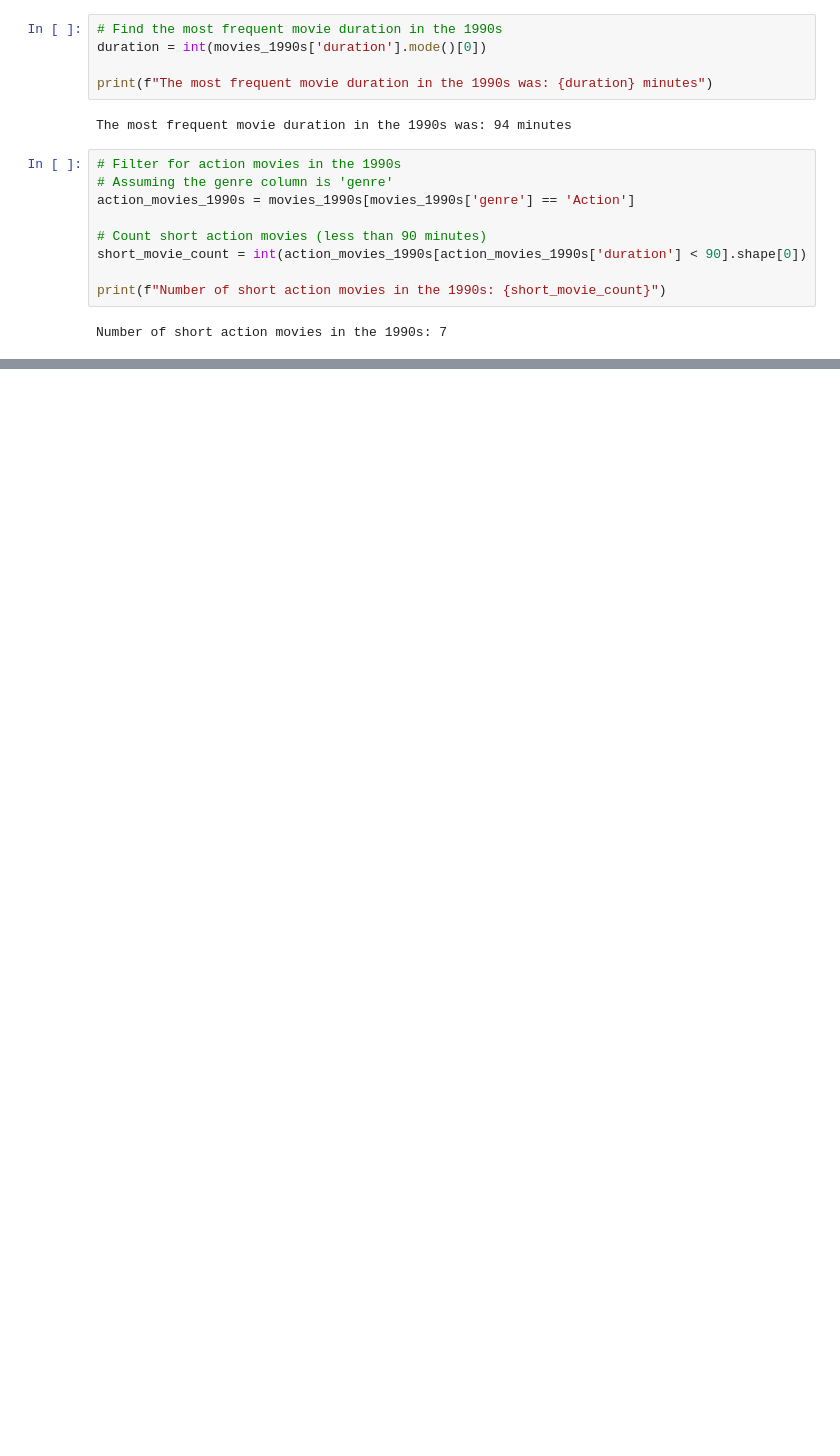
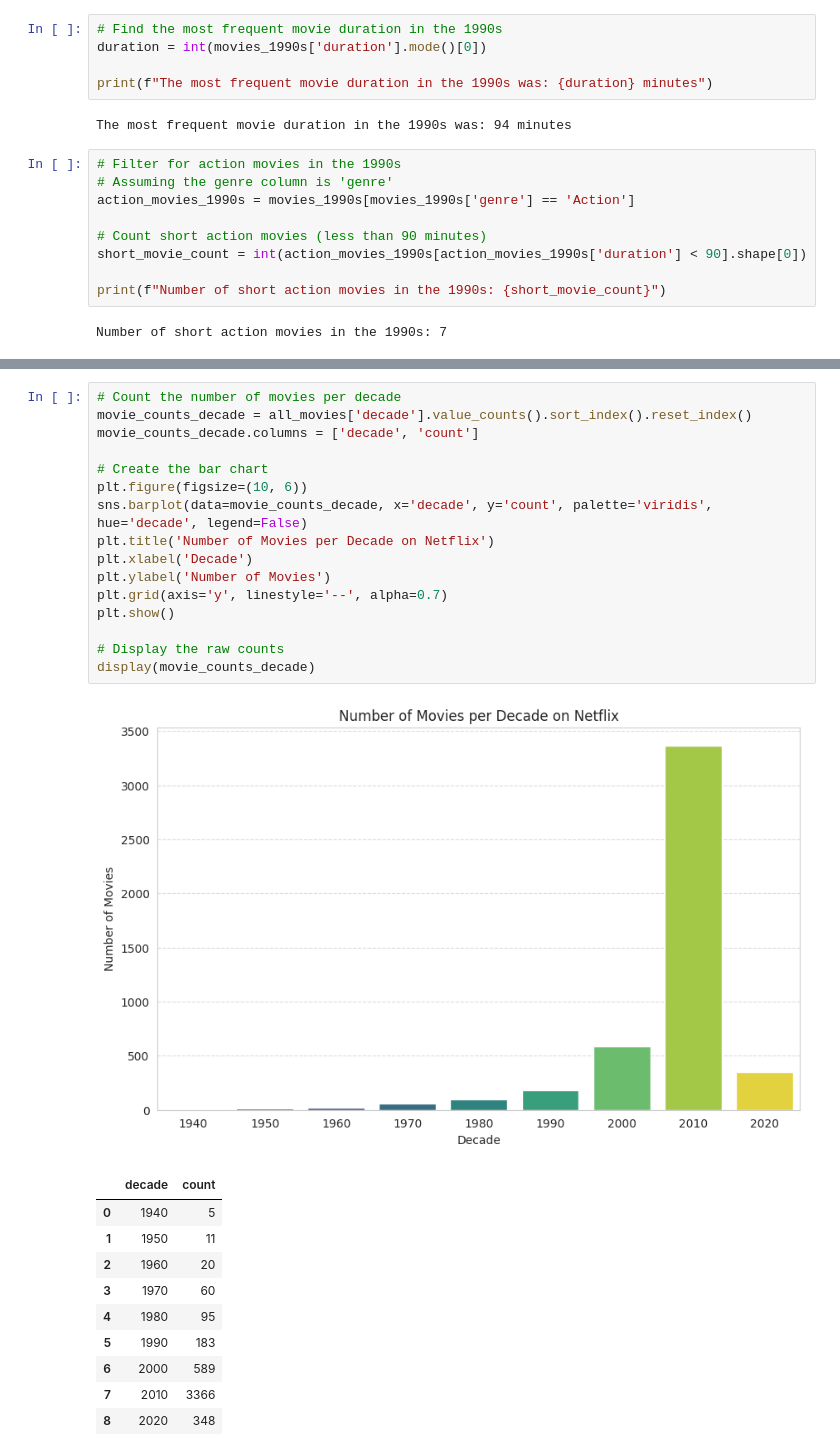
Before and after one commit to Julfikar-Asif/Investigating-Netflix-Movies, a Jupyter notebook: Investigating_Netflix_Movies.ipynb, the cells around one changed output, grey strips where cells are left out. Saved outputs shown, nothing was run; the diff lists cells and outputs as text; blank space fills up the shorter version.

```diff
--- a/Investigating_Netflix_Movies.ipynb
+++ b/Investigating_Netflix_Movies.ipynb
@@ -38,0 +138,28 @@ Number of short action movies in the 1990s: 7
+# %%
+# Count the number of movies per decade
+movie_counts_decade = all_movies['decade'].value_counts().sort_index().reset_index()
+movie_counts_decade.columns = ['decade', 'count']
+
+# Create the bar chart
+plt.figure(figsize=(10, 6))
+sns.barplot(data=movie_counts_decade, x='decade', y='count', palette='viridis', hue='decade', legend=False)
+plt.title('Number of Movies per Decade on Netflix')
+plt.xlabel('Decade')
+plt.ylabel('Number of Movies')
+plt.grid(axis='y', linestyle='--', alpha=0.7)
+plt.show()
+
+# Display the raw counts
+display(movie_counts_decade)
+# %% [output]
+[figure, added]
+|  | decade | count |
+| 0 | 1940 | 5 |
+| 1 | 1950 | 11 |
+| 2 | 1960 | 20 |
+| 3 | 1970 | 60 |
+| 4 | 1980 | 95 |
+| 5 | 1990 | 183 |
+| 6 | 2000 | 589 |
+| 7 | 2010 | 3366 |
+| 8 | 2020 | 348 |
```
Also changed, not shown: parts of 12 cells of this notebook.
